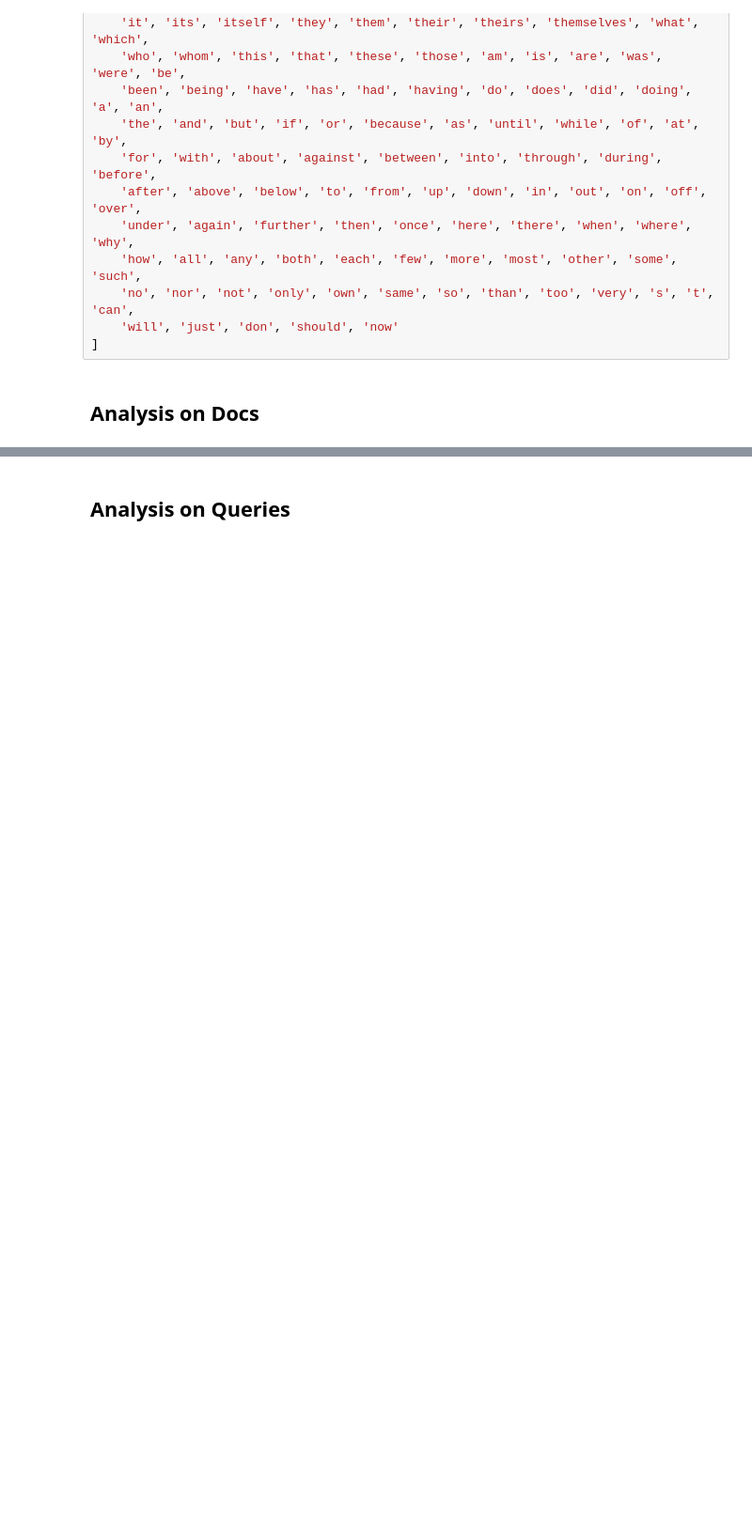
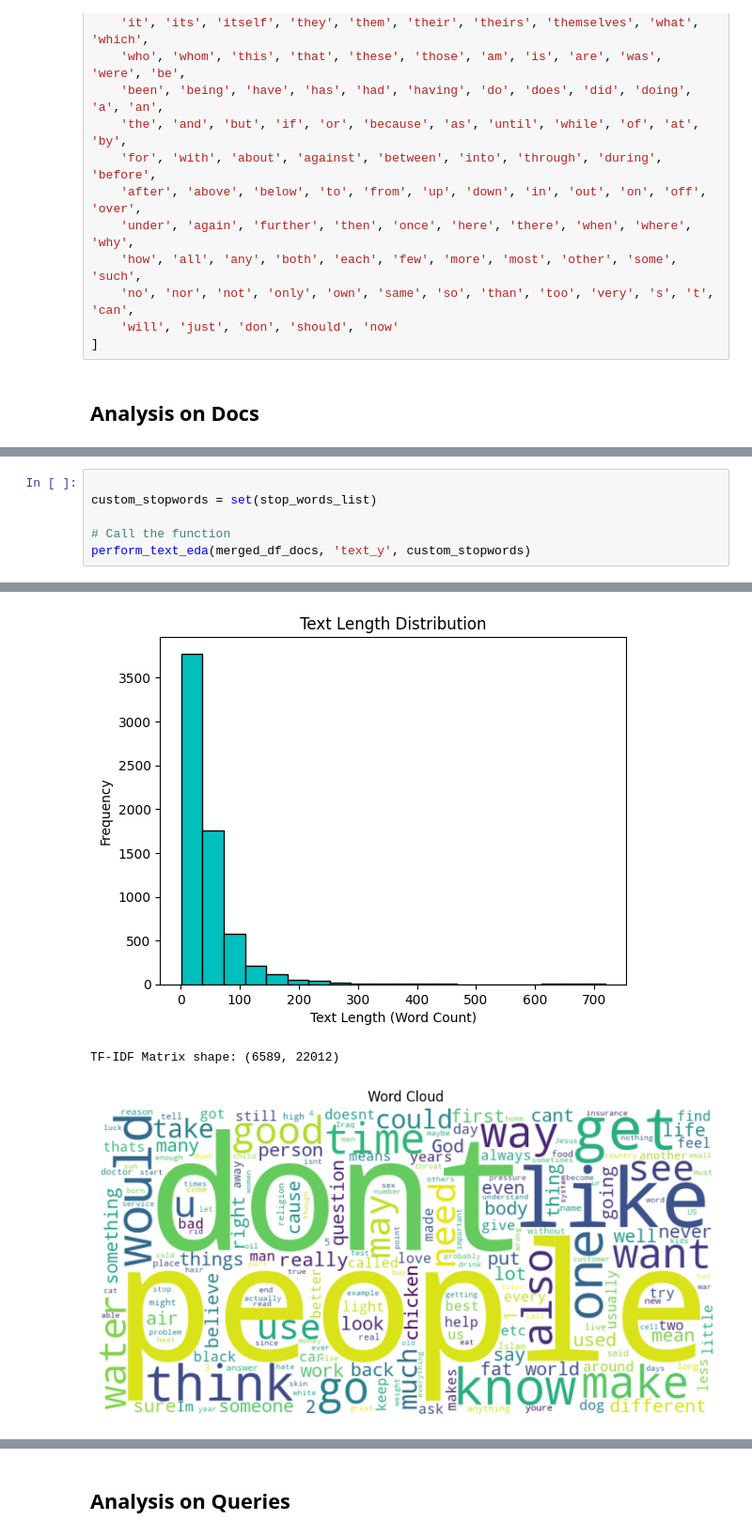
Before and after one commit to anedun2/Retrieval_and_Rerank, a Jupyter notebook: EDA.ipynb, the cells around one changed output, grey strips where cells are left out. Shown at 94% size. Drawn from its saved outputs; the diff is of its cells as text; blank space fills up the shorter version.

```diff
--- a/EDA.ipynb
+++ b/EDA.ipynb
@@ -298,0 +270,7 @@ TF-IDF Matrix shape: (6589, 22012)
+# %%
+
+custom_stopwords = set(stop_words_list)
+
+# Call the function
+perform_text_eda(merged_df_docs, 'text_y', custom_stopwords)
+# %% [output]
@@ -299 +290,4 @@ TF-IDF Matrix shape: (6589, 22012)
+[figure, added]
+TF-IDF Matrix shape: (6589, 22012)
+[figure, added]
 # %%
```
Also changed, not shown: parts of 7 cells of this notebook.
